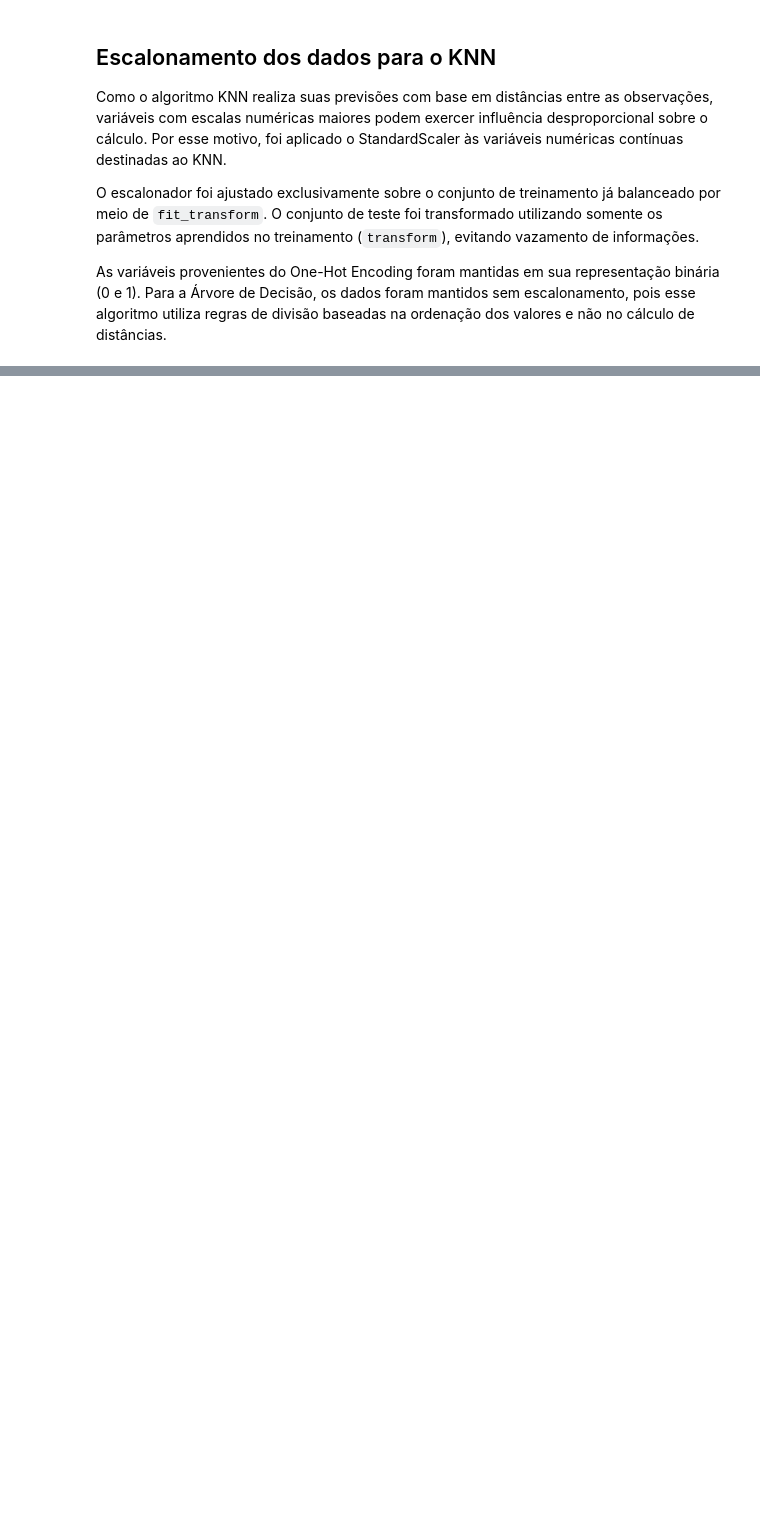
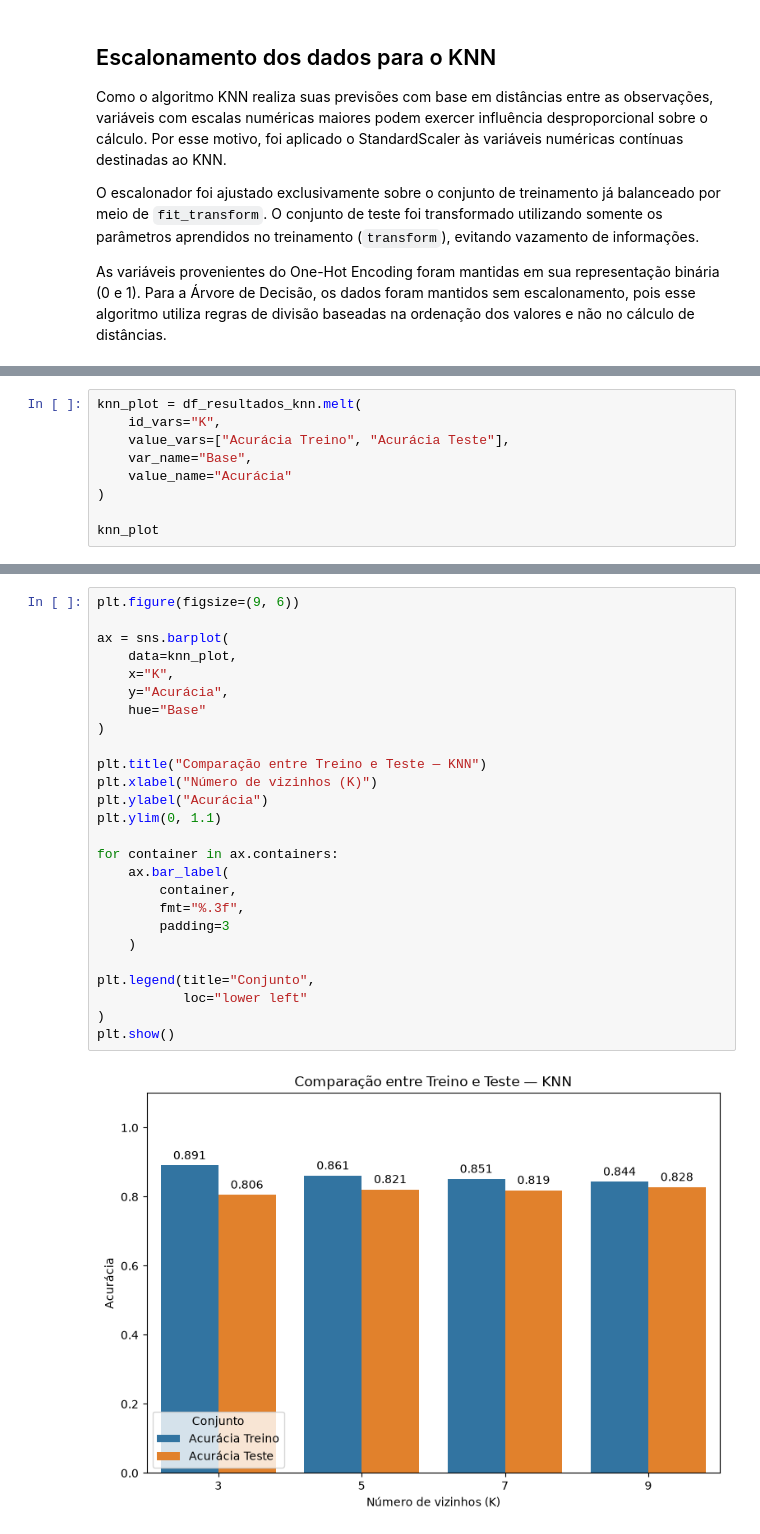
Before and after one commit to FCASSINI/Mini_projeto_avaliativo-02_SC_tech, a Jupyter notebook: notebook/01_eda_credit_risk.ipynb, the cells around one changed output, grey strips where cells are left out. Cells and saved outputs as stored; diff of their text form; blank space fills up the shorter version.

```diff
--- a/notebook/01_eda_credit_risk.ipynb
+++ b/notebook/01_eda_credit_risk.ipynb
@@ -954,0 +1031,9 @@ As variáveis provenientes do One-Hot Encoding foram mantidas em sua representa
+# %%
+knn_plot = df_resultados_knn.melt(
+    id_vars="K",
+    value_vars=["Acurácia Treino", "Acurácia Teste"],
+    var_name="Base",
+    value_name="Acurácia"
+)
+
+knn_plot
@@ -954,0 +1050,28 @@ As variáveis provenientes do One-Hot Encoding foram mantidas em sua representa
+# %%
+plt.figure(figsize=(9, 6))
+
+ax = sns.barplot(
+    data=knn_plot,
+    x="K",
+    y="Acurácia",
+    hue="Base"
+)
+
+plt.title("Comparação entre Treino e Teste — KNN")
+plt.xlabel("Número de vizinhos (K)")
+plt.ylabel("Acurácia")
+plt.ylim(0, 1.1)
+
+for container in ax.containers:
+    ax.bar_label(
+        container,
+        fmt="%.3f",
+        padding=3
+    )
+
+plt.legend(title="Conjunto",
+           loc="lower left"
+)
+plt.show()
+# %% [output]
+[figure, added]
```
Also changed, not shown: parts of 11 cells of this notebook.
